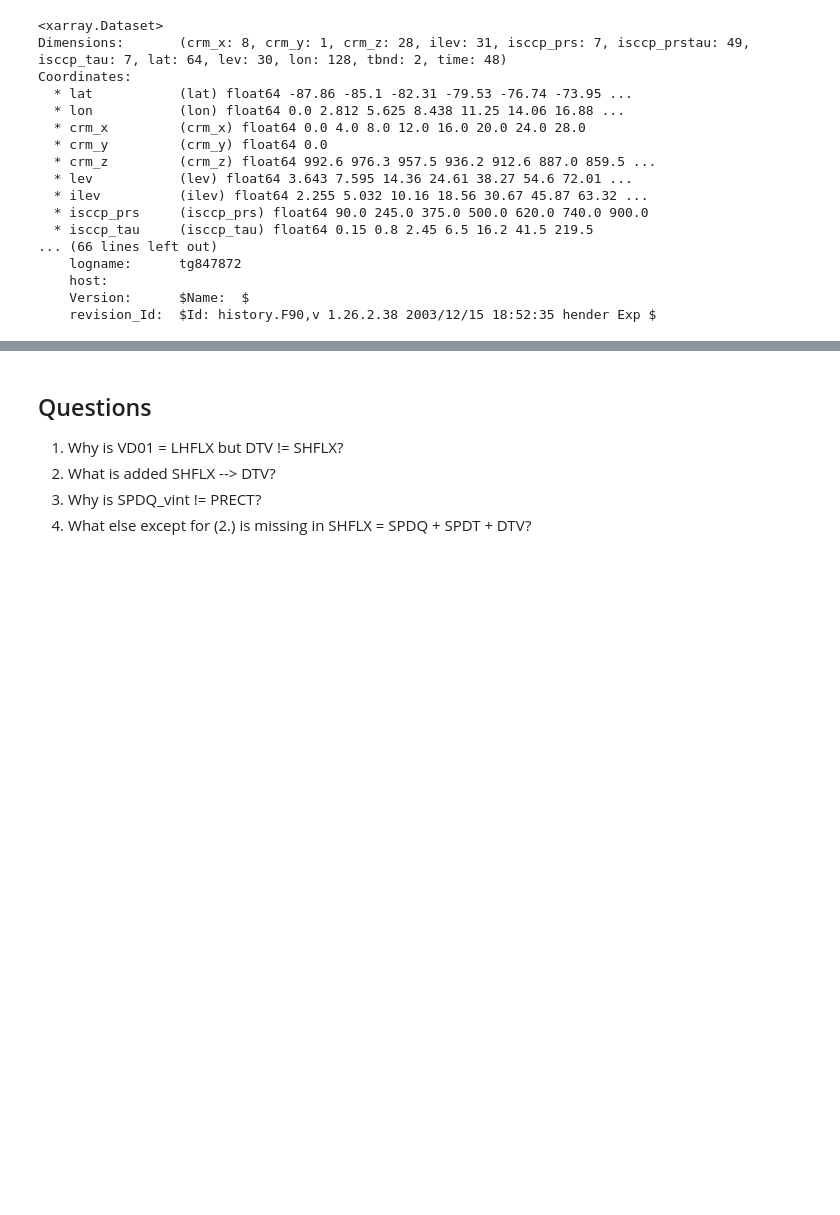
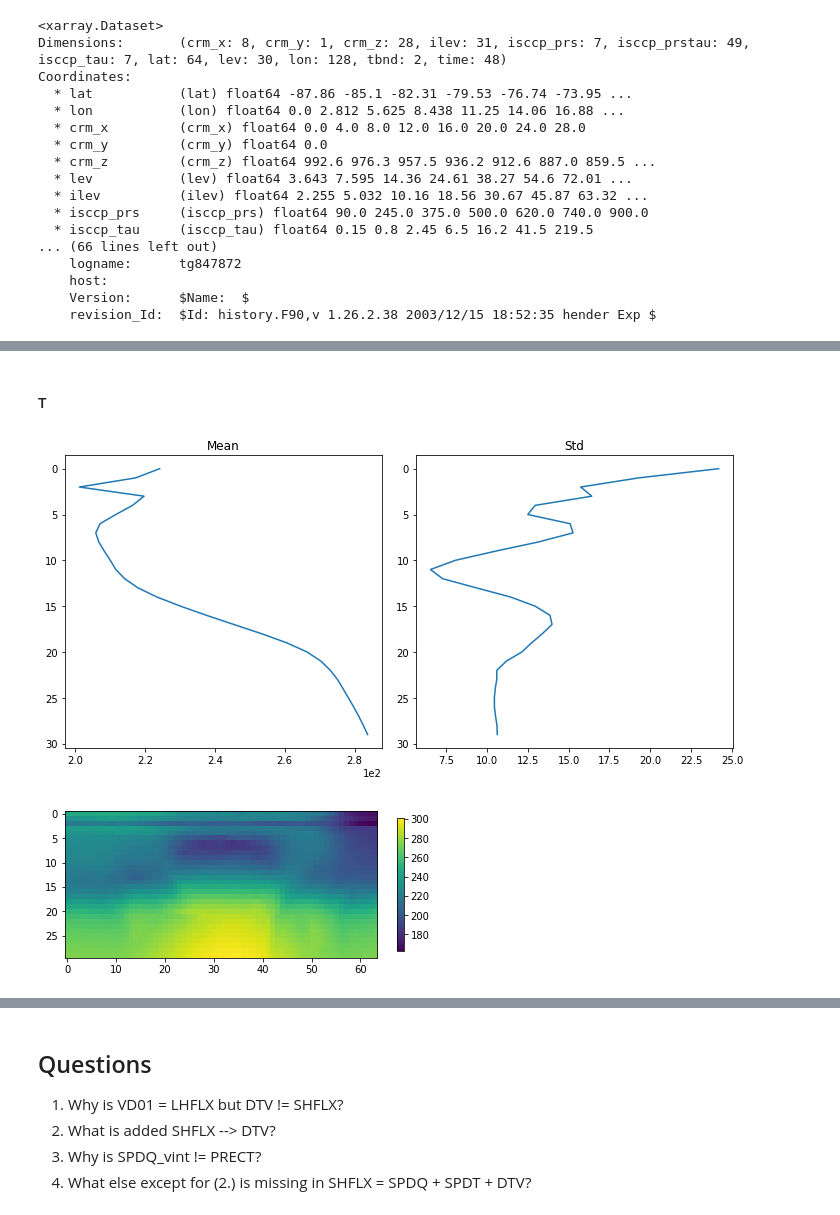
Before and after one commit to raspstephan/CBRAIN-CAM, a Jupyter notebook: keras/notebooks/energy_conservation.ipynb, the cells around one changed output, grey strips where cells are left out. Cells and saved outputs as stored; diff of their text form; code cells hidden in the pictures; blank space fills up the shorter version.

```diff
--- a/keras/notebooks/energy_conservation.ipynb
+++ b/keras/notebooks/energy_conservation.ipynb
@@ -41,8 +46,3 @@ Coordinates:
     host:
     Version:      $Name:  $
     revision_Id:  $Id: history.F90,v 1.26.2.38 2003/12/15 18:52:35 hender Exp $
-# %%
-# Load a smaller dataset with only three time steps to speed up things
-# Plus a small latitude circle
-ds = ds.isel(time=[0, 1, 2])
-ds = ds.isel(lat=range(20, 30))
@@ -49,3 +51,6 @@ ds = ds.isel(lat=range(20, 30))
+# %%
+ds = ds.isel(time=[0, 1, 2])
+ds = ds.isel(lon=range(40, 90))
 # %%
 ds.SPDQ.shape
 # %% [output]
@@ -94,0 +73,25 @@ vint(SPDT + DTV) \* C_P + vint(DPDQ + VD01) \* L_V = SHFLX + LHFLX
+# %%
+def vert_mean(da, ax=None):
+    if ax is None: fig, ax = plt.subplots(1, 1)
+    ax.plot(da.mean(dim=('time', 'lat', 'lon')), range(len(da.lev)))
+    ax.invert_yaxis()
+    ax.ticklabel_format(axis='x', style='sci', scilimits=(-2,2))
+    ax.set_title('Mean')
+
+def vert_std(da, ax=None):
+    if ax is None: fig, ax = plt.subplots(1, 1)
+    ax.plot(da.std(dim=('time', 'lat', 'lon')), range(len(da.lev)))
+    ax.invert_yaxis()
+    ax.ticklabel_format(axis='x', style='sci', scilimits=(-2,2))
+    ax.set_title('Std')
+# %%
+def plot_3D_stats(da):
+    fig, axes = plt.subplots(1, 2, figsize=(10, 5))
+    vert_mean(da, axes[0])
+    vert_std(da, axes[1])
+    plt.tight_layout(); plt.show()
+
+    # Plot slices
+    plt.imshow(da.values[-1, :, :, 0])
+    plt.colorbar(shrink=0.5)
+    plt.tight_layout(); plt.show()
@@ -250,0 +143,7 @@ scat(SPDQ_vint + SPDQC_vint, -SPDT_vint)
+# %% [markdown]
+#### T
+# %%
+plot_3D_stats(ds['T'])
+# %% [output]
+[figure, added]
+[figure, added]
```
Also changed, not shown: parts of 135 cells of this notebook.
